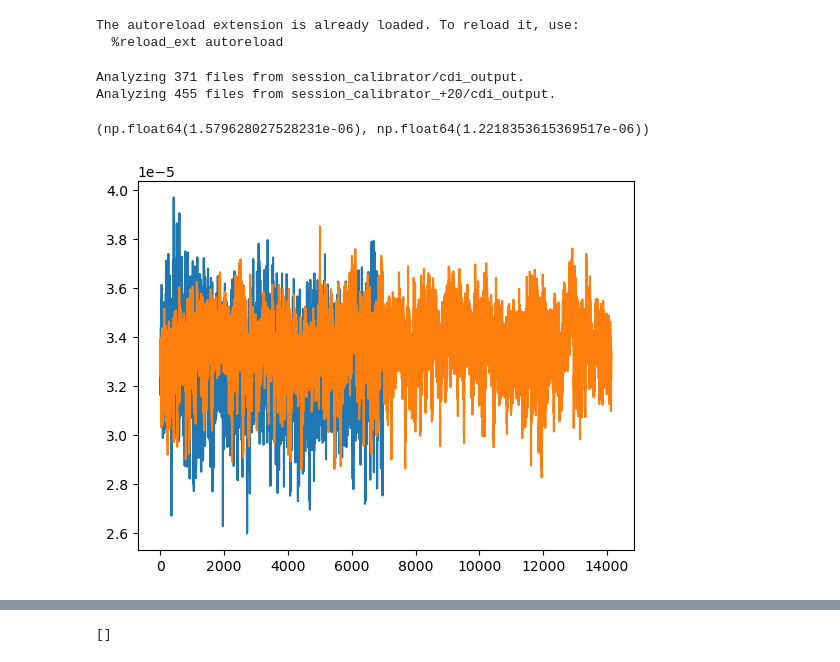
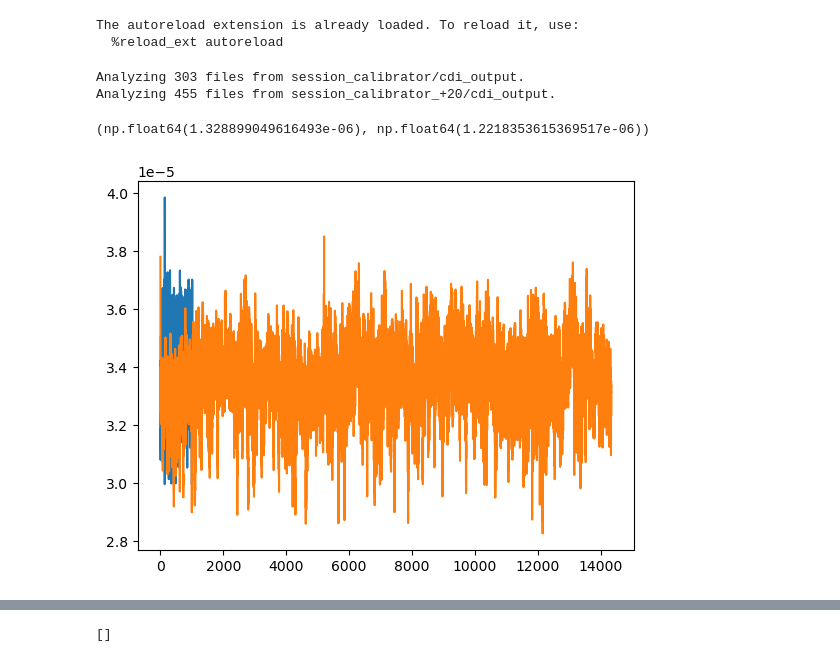
Before and after one commit to lusee-night/uncrater, a Jupyter notebook: calib_test.ipynb, the cells around one changed output, grey strips where cells are left out. Drawn from its saved outputs; the diff is of its cells as text; code cells hidden in the pictures.

```diff
--- a/calib_test.ipynb
+++ b/calib_test.ipynb
@@ -24,17 +24,17 @@ def spec(w):
 # %%
 C = uc.Collection("session_calibrator/cdi_output")
 C.cut_to_hello()
 
 Cd = uc.Collection("session_calibrator_+20/cdi_output")
 Cd.cut_to_hello()
-plt.plot(C.cd_drift[200:])
-plt.plot(Cd.cd_drift[200:])
+plt.plot(C.cd_drift[:])
+plt.plot(Cd.cd_drift[:])
 C.cd_drift[200:].std(),Cd.cd_drift[200:].std()
 # %% [output]
-Analyzing 371 files from session_calibrator/cdi_output.
+Analyzing 303 files from session_calibrator/cdi_output.
 Analyzing 455 files from session_calibrator_+20/cdi_output.
-(np.float64(1.579628027528231e-06), np.float64(1.2218353615369517e-06))
+(np.float64(1.328899049616493e-06), np.float64(1.2218353615369517e-06))
-[figure, old version]
+[figure, new version]
 # %%
 for i in [0,7]:
     plt.plot(np.mean(np.array([sp[2].data[:] for sp in C.spectra[i::8]]),axis=0),'.')
```
Also changed, not shown: parts of 23 cells of this notebook, 1 other file.
